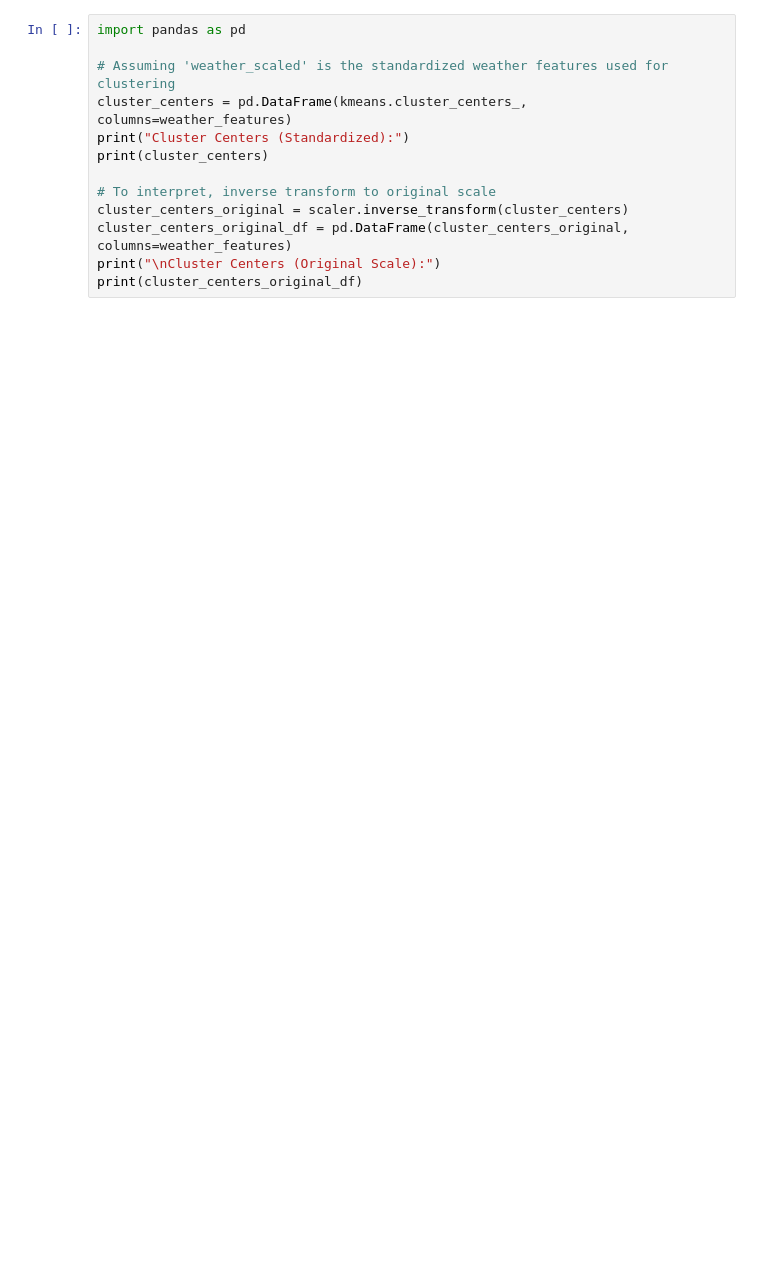
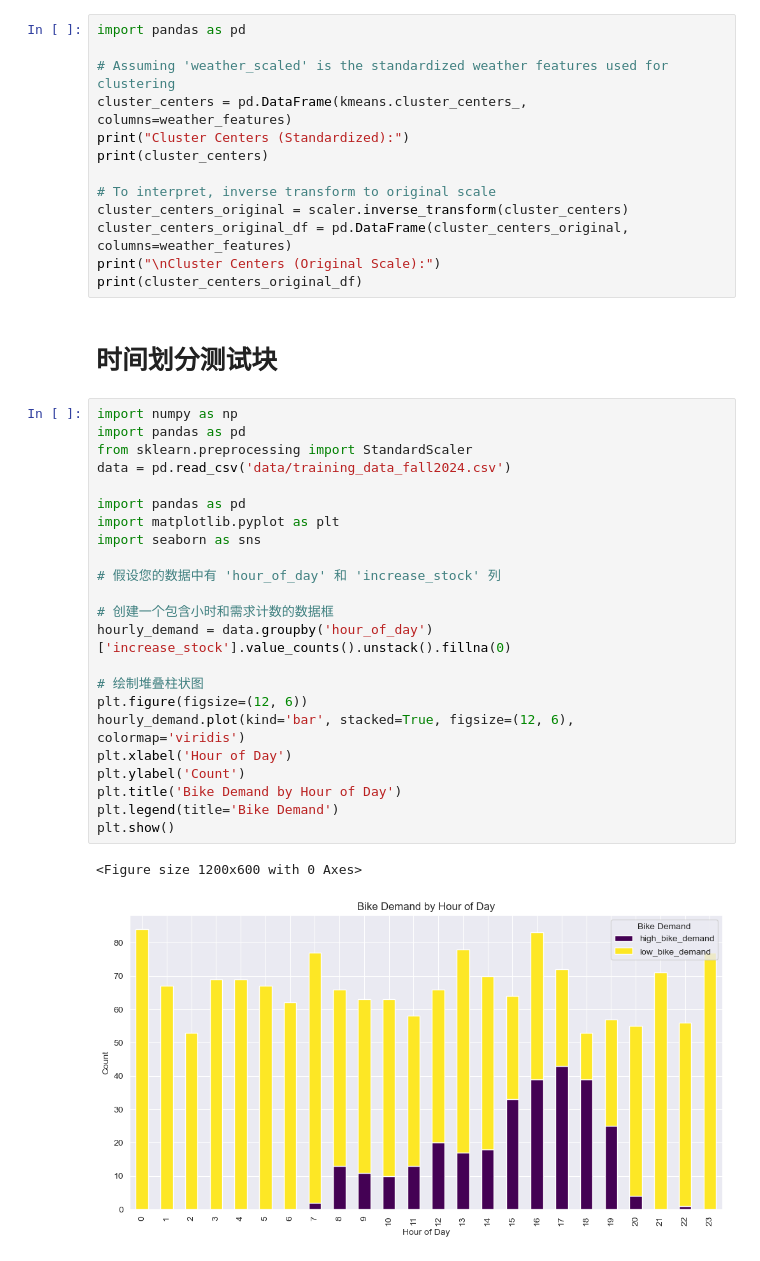
Before and after one commit to mihoyoMhb/SMLproject, a Jupyter notebook: KNNforWeather.ipynb, the cells around one changed output. Drawn from its saved outputs; the diff is of its cells as text; blank space fills up the shorter version.

```diff
--- a/KNNforWeather.ipynb
+++ b/KNNforWeather.ipynb
@@ -95,3 +75,31 @@ cluster_centers_original = scaler.inverse_transform(cluster_centers)
 cluster_centers_original_df = pd.DataFrame(cluster_centers_original, columns=weather_features)
 print("\nCluster Centers (Original Scale):")
 print(cluster_centers_original_df)
+# %% [markdown]
+# 时间划分测试块
+# %%
+import numpy as np
+import pandas as pd
+from sklearn.preprocessing import StandardScaler
+data = pd.read_csv('data/training_data_fall2024.csv')
+
+import pandas as pd
+import matplotlib.pyplot as plt
+import seaborn as sns
+
+# 假设您的数据中有 'hour_of_day' 和 'increase_stock' 列
+
+# 创建一个包含小时和需求计数的数据框
+hourly_demand = data.groupby('hour_of_day')['increase_stock'].value_counts().unstack().fillna(0)
+
+# 绘制堆叠柱状图
+plt.figure(figsize=(12, 6))
+hourly_demand.plot(kind='bar', stacked=True, figsize=(12, 6), colormap='viridis')
+plt.xlabel('Hour of Day')
+plt.ylabel('Count')
+plt.title('Bike Demand by Hour of Day')
+plt.legend(title='Bike Demand')
+plt.show()
+# %% [output]
+<Figure size 1200x600 with 0 Axes>
+[figure, added]
```
Also changed, not shown: parts of 23 cells of this notebook, 6 other files.
